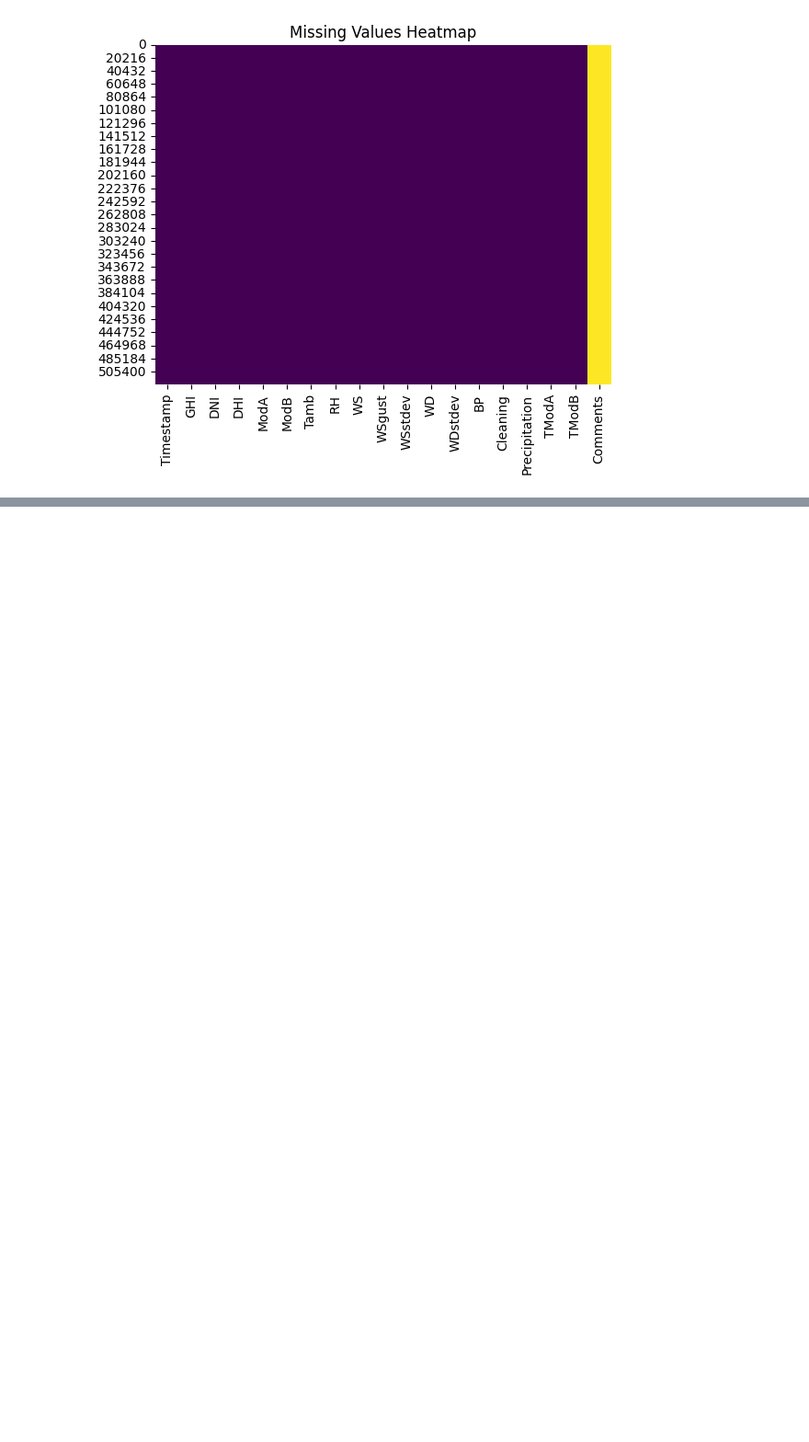
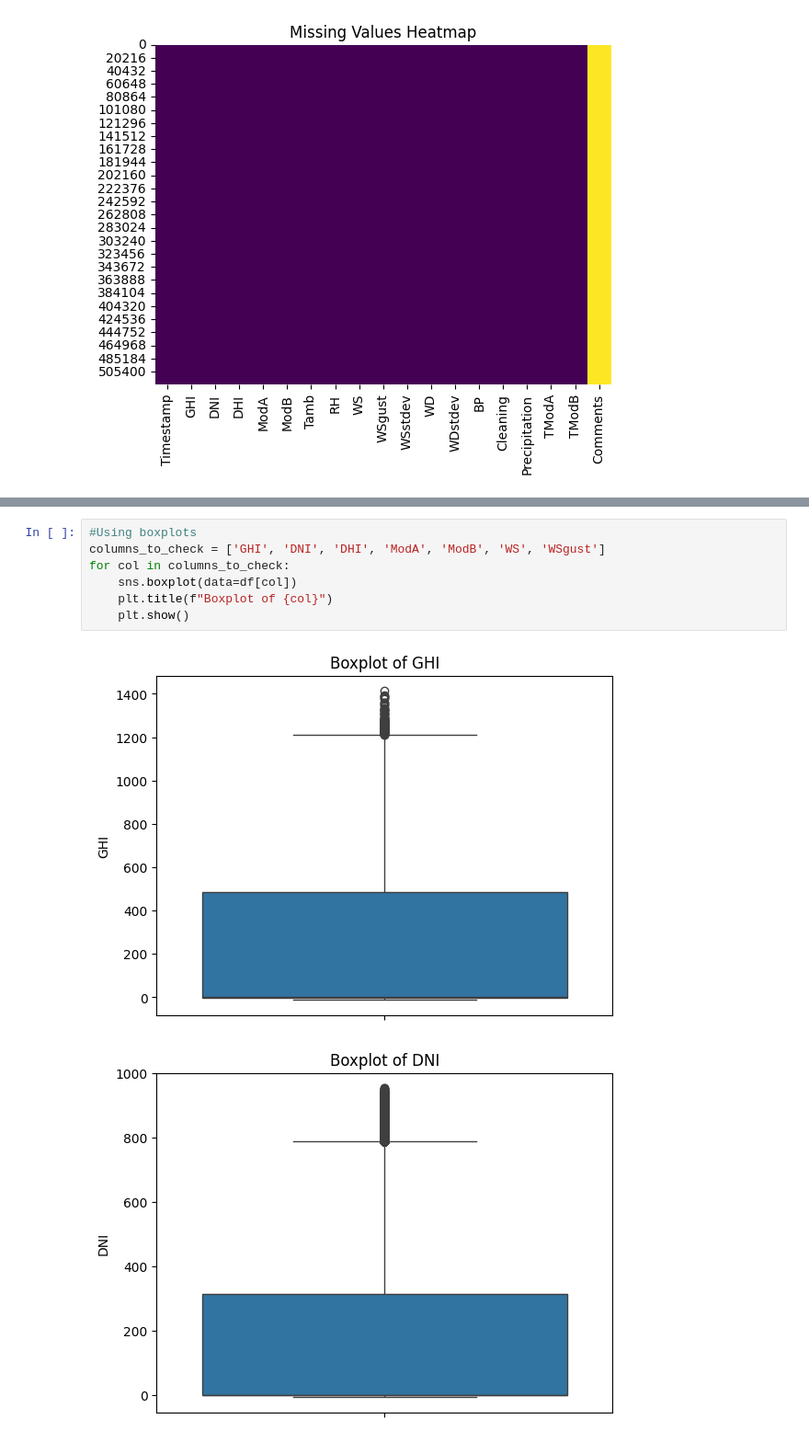
Before and after one commit to henoktesfaye700/10-Academy-week-0-, a Jupyter notebook: notebooks/EDA.ipynb, the cells around one changed output, grey strips where cells are left out. Shown at 92% size. Drawn from its saved outputs; the diff is of its cells as text; blank space fills up the shorter version.

Commit message:
Finalized the Benin Data

```diff
--- a/notebooks/EDA.ipynb
+++ b/notebooks/EDA.ipynb
@@ -120,0 +148,10 @@ dtype: int64
+# %%
+#Using boxplots
+columns_to_check = ['GHI', 'DNI', 'DHI', 'ModA', 'ModB', 'WS', 'WSgust']
+for col in columns_to_check:
+    sns.boxplot(data=df[col])
+    plt.title(f"Boxplot of {col}")
+    plt.show()
+# %% [output]
+[figure, added]
+[figure, added]
```
Also changed, not shown: parts of 14 cells of this notebook.
